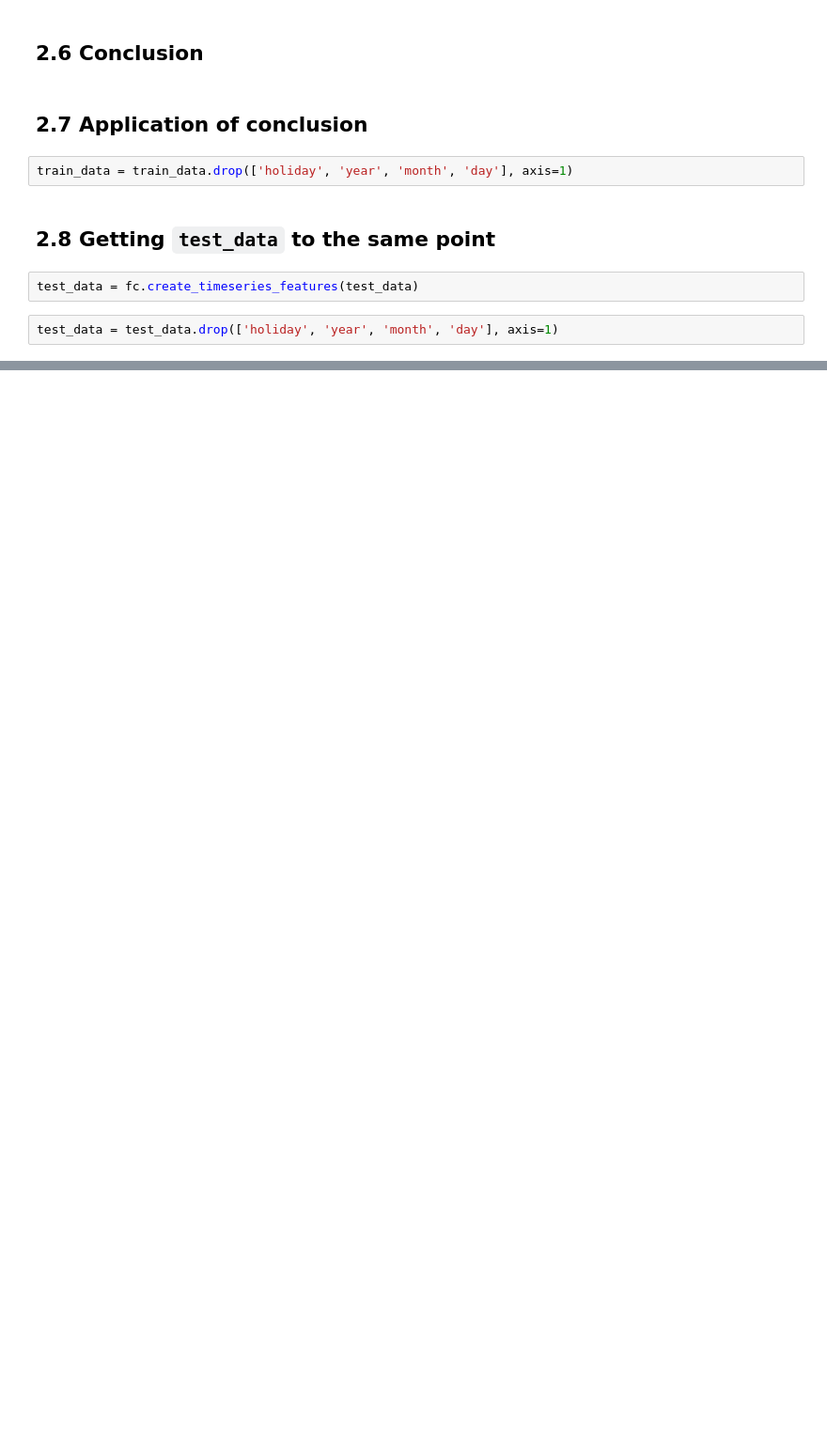
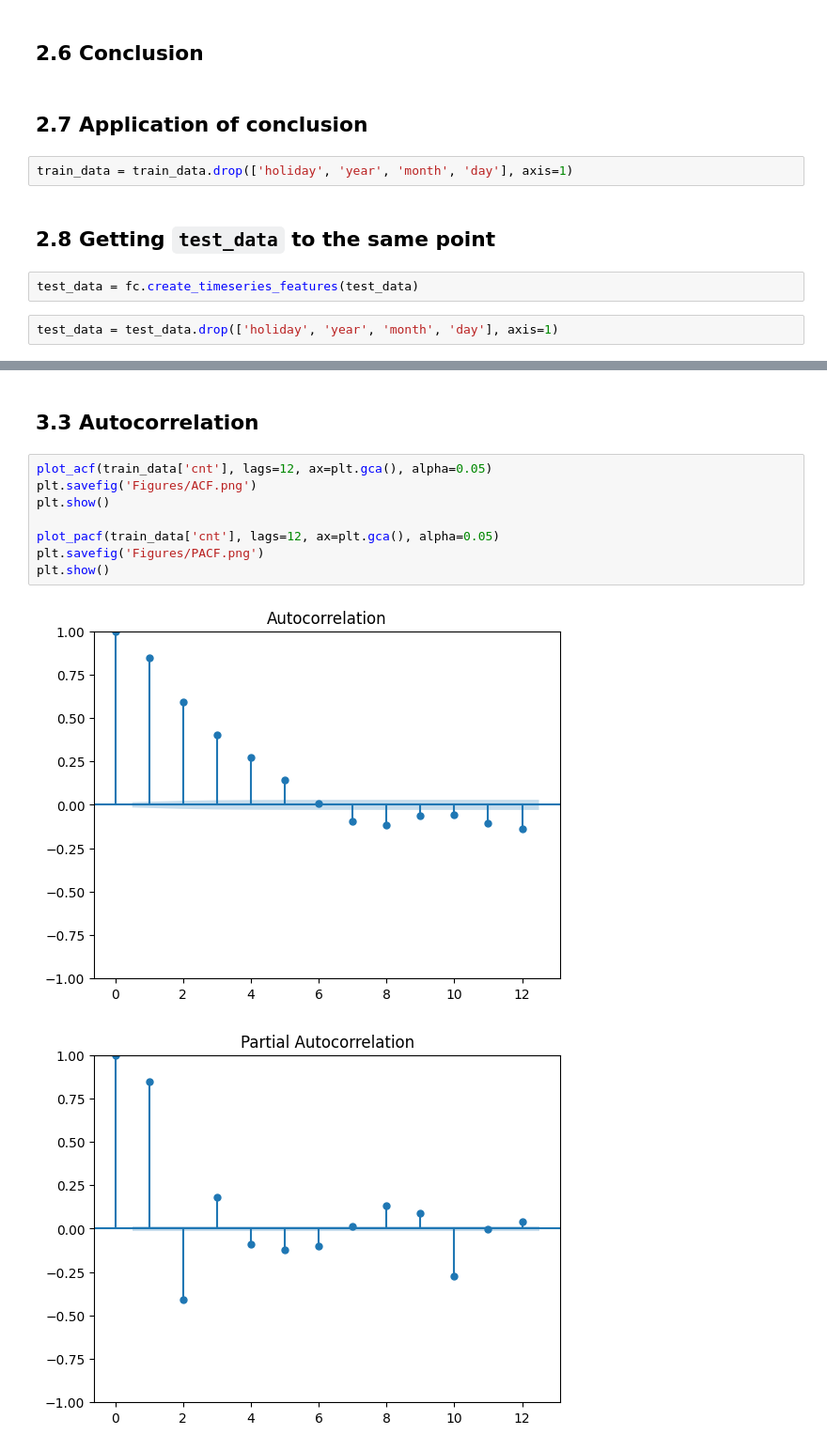
Before and after one commit to lalutir/Machine-Learning-Portfolio-2, a Jupyter notebook: main.ipynb, the cells around one changed output, grey strips where cells are left out. Shown at 94% size. Drawn from its saved outputs; the diff is of its cells as text; blank space fills up the shorter version.

```diff
--- a/main.ipynb
+++ b/main.ipynb
@@ -238,0 +282,13 @@ test_data = test_data.drop(['holiday', 'year', 'month', 'day'], axis=1)
+# %% [markdown]
+## 3.3 Autocorrelation
+# %%
+plot_acf(train_data['cnt'], lags=12, ax=plt.gca(), alpha=0.05)
+plt.savefig('Figures/ACF.png')
+plt.show()
+
+plot_pacf(train_data['cnt'], lags=12, ax=plt.gca(), alpha=0.05)
+plt.savefig('Figures/PACF.png')
+plt.show()
+# %% [output]
+[figure, added]
+[figure, added]
```
Also changed, not shown: parts of 10 cells of this notebook, 10 other files.
